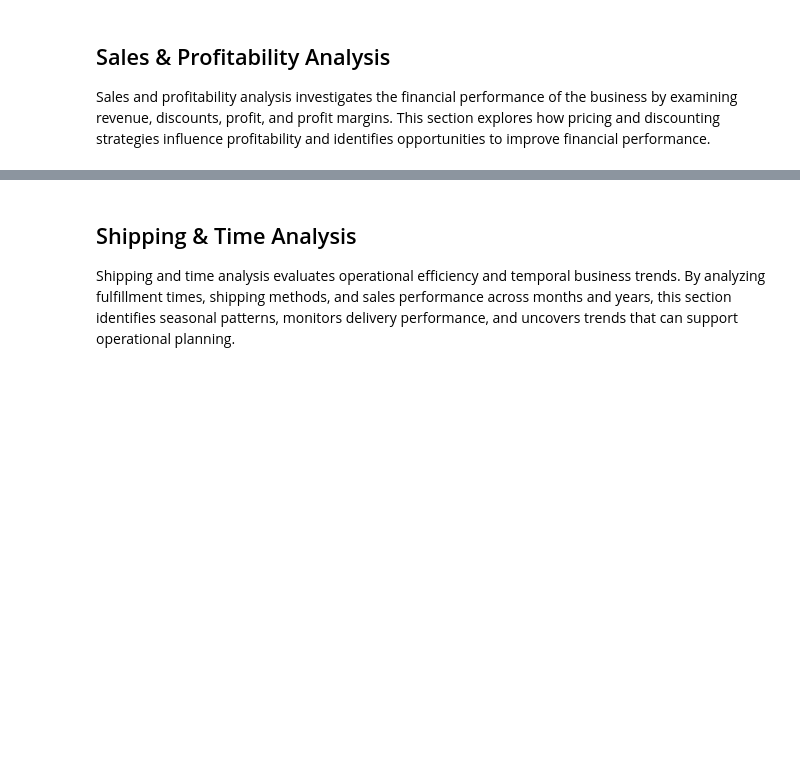
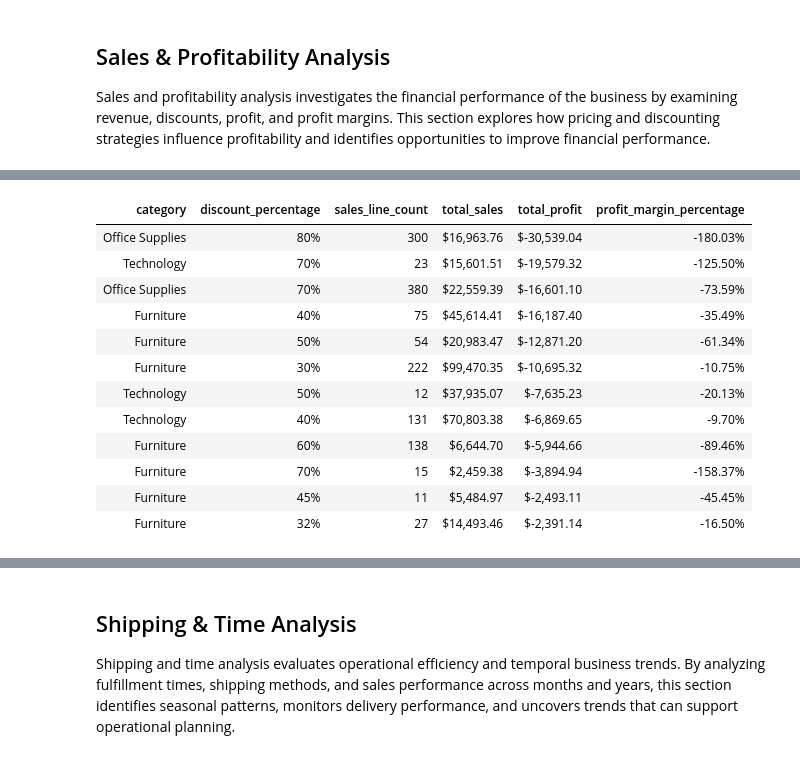
Before and after one commit to danigeiger/e_commerce_duckdb_project, a Jupyter notebook: notebooks/03_business_sql_analysis.ipynb, the cells around one changed output, grey strips where cells are left out. Drawn from its saved outputs; the diff is of its cells as text; code cells hidden in the pictures; blank space fills up the shorter version.

```diff
--- a/notebooks/03_business_sql_analysis.ipynb
+++ b/notebooks/03_business_sql_analysis.ipynb
@@ -737,0 +905,40 @@ Sales and profitability analysis investigates the financial performance of the b
+# %%
+con.execute("""
+SELECT
+    category,
+    100.0 * discount AS discount_percentage,
+    COUNT(*) AS sales_line_count,
+    SUM(sales) AS total_sales,
+    SUM(profit) AS total_profit,
+
+    100.0 * SUM(profit) / SUM(sales)
+        AS profit_margin_percentage
+
+FROM analysis_data
+
+GROUP BY category, discount
+
+HAVING SUM(profit) < 0
+
+ORDER BY total_profit;
+""").df().style.hide(axis="index").format({
+    "discount_percentage": "{:.0f}%",
+    "sales_line_count": "{:,}",
+    "total_sales": "${:,.2f}",
+    "total_profit": "${:,.2f}",
+    "profit_margin_percentage": "{:.2f}%"
+})
+# %% [output]
+| category | discount_percentage | sales_line_count | total_sales | total_profit | profit_margin_percentage |
+| Office Supplies | 80% | 300 | $16,963.76 | $-30,539.04 | -180.03% |
+| Technology | 70% | 23 | $15,601.51 | $-19,579.32 | -125.50% |
+| Office Supplies | 70% | 380 | $22,559.39 | $-16,601.10 | -73.59% |
+| Furniture | 40% | 75 | $45,614.41 | $-16,187.40 | -35.49% |
+| Furniture | 50% | 54 | $20,983.47 | $-12,871.20 | -61.34% |
+| Furniture | 30% | 222 | $99,470.35 | $-10,695.32 | -10.75% |
+| Technology | 50% | 12 | $37,935.07 | $-7,635.23 | -20.13% |
+| Technology | 40% | 131 | $70,803.38 | $-6,869.65 | -9.70% |
+| Furniture | 60% | 138 | $6,644.70 | $-5,944.66 | -89.46% |
+| Furniture | 70% | 15 | $2,459.38 | $-3,894.94 | -158.37% |
+| Furniture | 45% | 11 | $5,484.97 | $-2,493.11 | -45.45% |
+| Furniture | 32% | 27 | $14,493.46 | $-2,391.14 | -16.50% |
```
Also changed, not shown: parts of 11 cells of this notebook.
